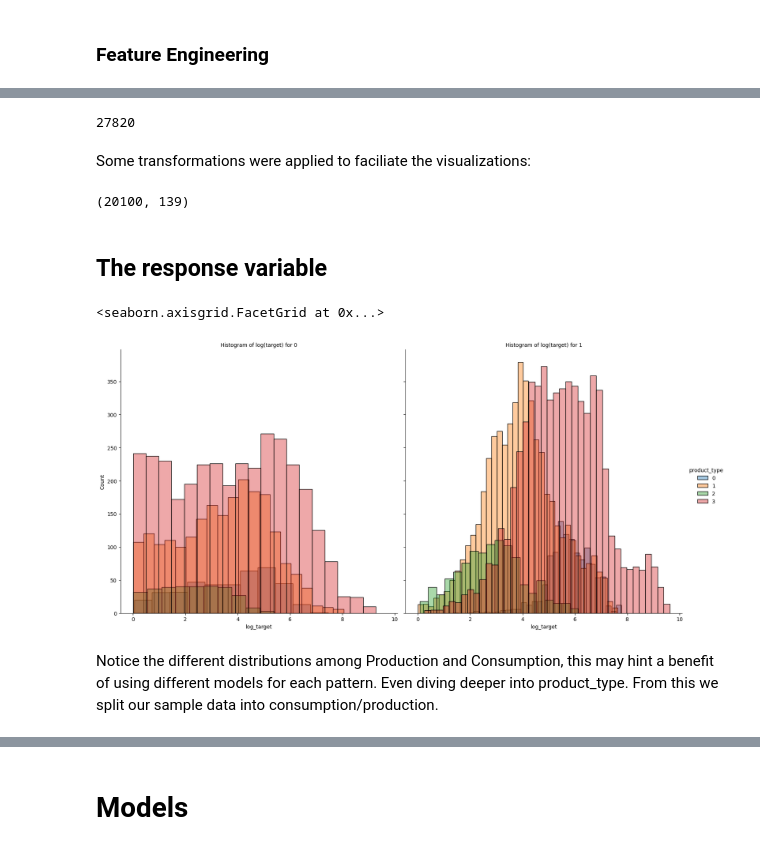
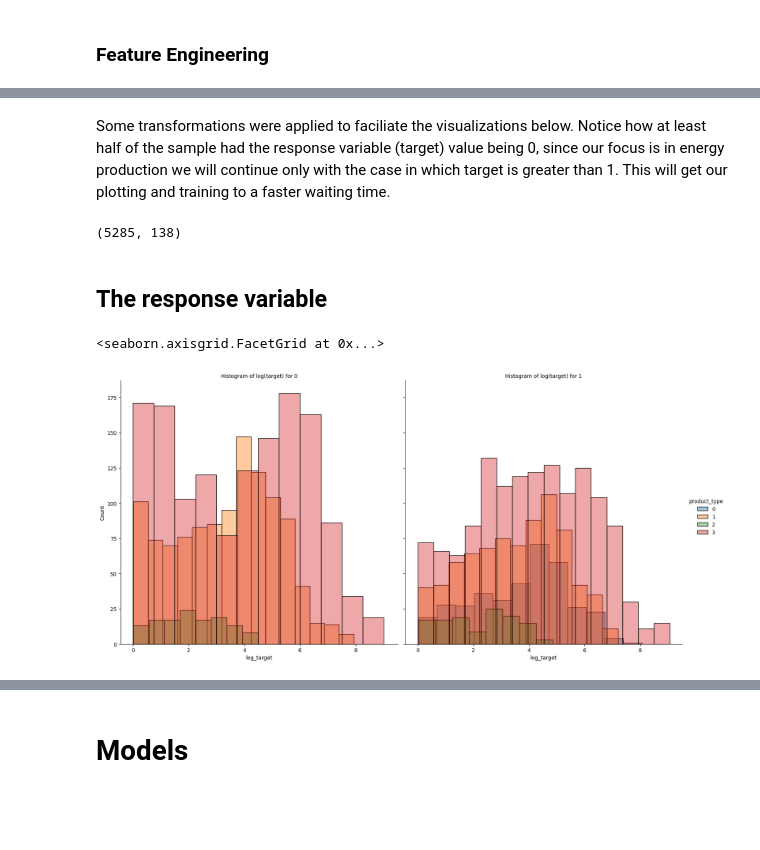
Before and after one commit to luisdi28ms/machine-learning, a Jupyter notebook: kaggle/enefit-prosumers-patterns.ipynb, the cells around one changed output, grey strips where cells are left out. Cells and saved outputs as stored; diff of their text form; code cells hidden in the pictures; blank space fills up the shorter version.

Commit message:
Kaggle Notebook | Enefit Prosumers Patterns | Version 9

```diff
--- a/kaggle/enefit-prosumers-patterns.ipynb
+++ b/kaggle/enefit-prosumers-patterns.ipynb
@@ -360,8 +342,18 @@ Name: count, dtype: int64
+# %%
+df_train_prod = df_train[df_train['is_consumption'] == 0].copy()
+df_train_prod = df_train_prod.dropna()
 # %%
 # Sample size per group
 sample_size = 10
 
 # List of variables for which you want to sample data
-variables_to_sample = ["county", "is_business", "product_type", "is_consumption", "month", "year"]
-df_train[variables_to_sample].value_counts()
+variables_to_sample = ["county", "is_business", "product_type", "month", "year"]
+# Group by the specified variables and sample data from each group
+sample_df = df_train_prod.groupby(variables_to_sample, group_keys=True).apply(lambda x: x.sample(min(len(x), sample_size)))
+
+# Resetting the index of the sampled data
+sample_df = sample_df.reset_index(drop=True).copy()
+
+# Now, 'sampled_data' contains a representative sample based on the specified variables
+sample_df.shape[0]
 # %% [output]
@@ -381,45 +361,25 @@ Name: count, Length: 2782, dtype: int64
-# %%
-# Group by the specified variables and sample data from each group
-sample_df = df_train.groupby(variables_to_sample, group_keys=True).apply(lambda x: x.sample(min(len(x), sample_size)))
-
-# Resetting the index of the sampled data
-sample_df = sample_df.reset_index(drop=True)
-
-# Now, 'sampled_data' contains a representative sample based on the specified variables
-sample_df.shape[0]
-# %% [output]
-27820
-# %% [markdown]
-Some transformations were applied to faciliate the visualizations:
-# %%
-sample_df = sample_df[sample_df['target'].gt(1)].copy()
-sample_df['log_target'] = np.log(sample_df['target'])
-sample_df['installed_capacity_sq'] = sample_df['installed_capacity']**2
-
-# sample_df['is_consumption'] = np.where(sample_df['is_consumption'] == 1, 'Consumption', 'Production')
-# sample_df['product_type'] = np.where(sample_df['product_type'] == 0, 'Combined', sample_df['product_type'])
-# sample_df['product_type'] = np.where(sample_df['product_type'] == '1', 'Fixed', sample_df['product_type'])
-# sample_df['product_type'] = np.where(sample_df['product_type'] == '2', 'General service', sample_df['product_type'])
-# sample_df['product_type'] = np.where(sample_df['product_type'] == '3', 'Spot', sample_df['product_type'])
-sample_df.shape
-# %% [output]
-(20100, 139)
+# %% [markdown]
+Some transformations were applied to faciliate the visualizations below. Notice how at least half of the sample had the response variable (target) value being 0, since our focus is in energy production we will continue only with the case in which target is greater than 1. This will get our plotting and training to a faster waiting time.
+# %%
+sample_df = sample_df[sample_df['target'].gt(1)].copy()
+sample_df['log_target'] = np.log(sample_df['target'])
+sample_df.shape
+# %% [output]
+(5285, 138)
 # %% [markdown]
 ## The response variable
 # %%
 # Set the default figure size for all subsequent plots
 plt.rcParams['figure.figsize'] = (10, 8)
 
 # Create a FacetGrid with two columns, one for each binomial variable
-g = sns.FacetGrid(sample_df, col='is_consumption', hue='product_type', height=8, aspect=1)
+g = sns.FacetGrid(sample_df, col='is_business', hue='product_type', height=8, aspect=1)
 
 # Map a scatter plot onto the grid
 g.map(sns.histplot, 'log_target', alpha=0.4)
 g.add_legend()
 # Set labels and title for each subplot
 g.set_titles('Histogram of log(target) for {col_name}')
 # %% [output]
 <seaborn.axisgrid.FacetGrid at 0x...>
-[figure, old version]
+[figure, new version]
-# %% [markdown]
-Notice the different distributions among Production and Consumption, this may hint a benefit of using different models for each pattern. Even diving deeper into product_type. From this we split our sample data into consumption/production.
```
Also changed, not shown: parts of 52 cells of this notebook.
